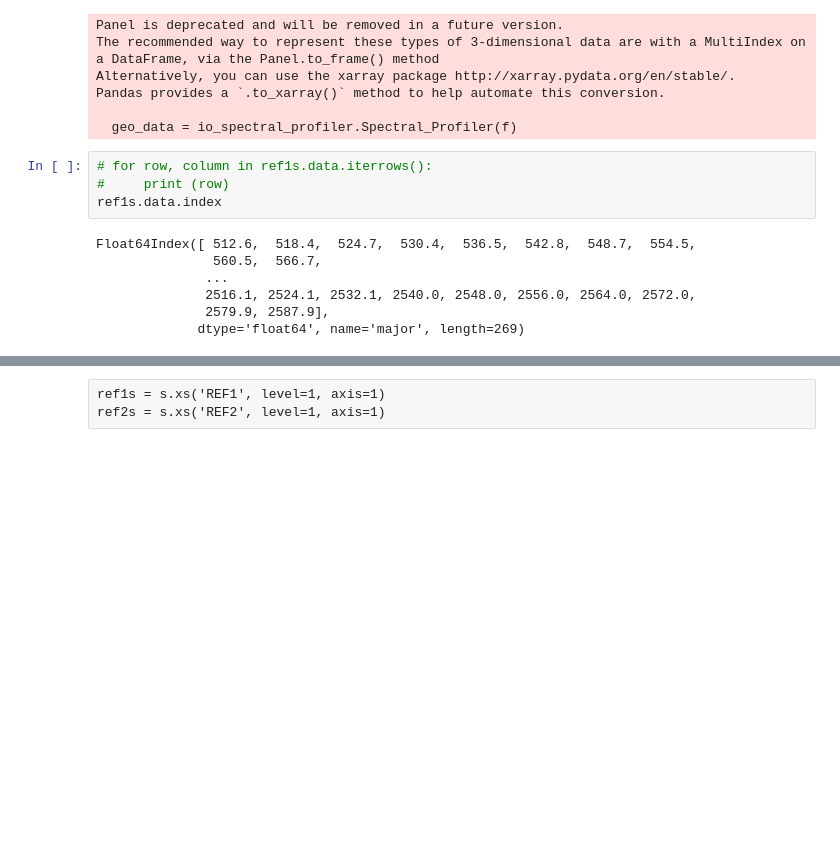
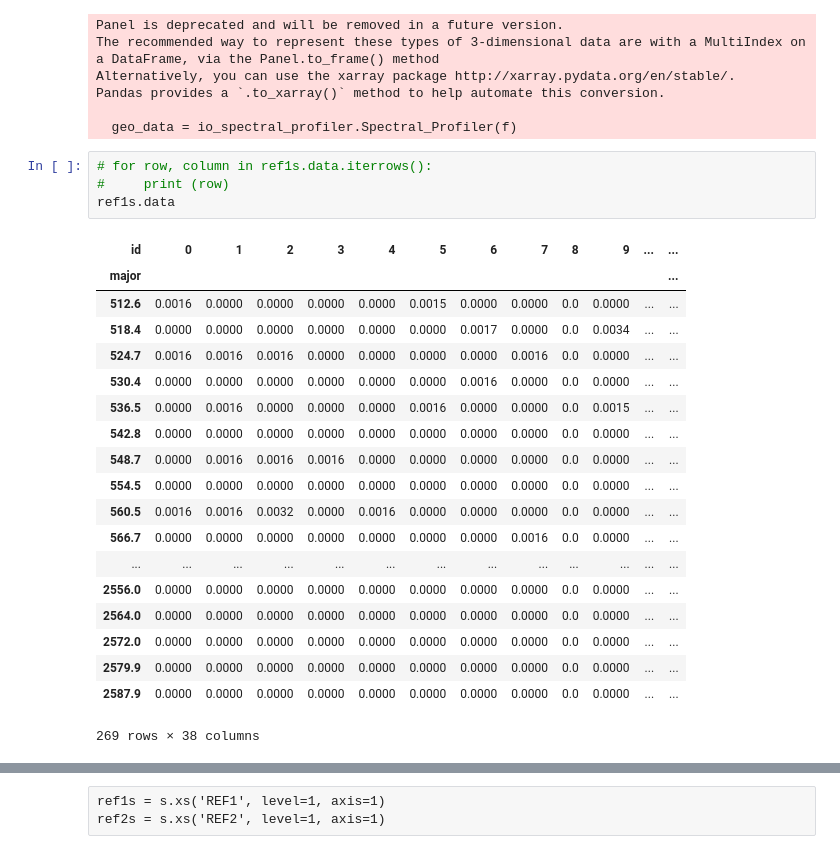
Before and after one commit to cneubauerUSGS/kaguya_spectral_profiler, a Jupyter notebook: notebooks/simplification/Reading_Kaguya_SP_Data.ipynb, the cells around one changed output, grey strips where cells are left out. Saved outputs shown, nothing was run; the diff lists cells and outputs as text; blank space fills up the shorter version.

```diff
--- a/notebooks/simplification/Reading_Kaguya_SP_Data.ipynb
+++ b/notebooks/simplification/Reading_Kaguya_SP_Data.ipynb
@@ -31,12 +36,25 @@ Pandas provides a `.to_xarray()` method to help automate this conversion.
 # %%
 # for row, column in ref1s.data.iterrows():
 #     print (row)
-ref1s.data.index
+ref1s.data
 # %% [output]
+| id | 0 | 1 | 2 | 3 | 4 | 5 | 6 | 7 | 8 | 9 | ... | ... |
+| major |  |  |  |  |  |  |  |  |  |  |  | ... |
+| 512.6 | 0.0016 | 0.0000 | 0.0000 | 0.0000 | 0.0000 | 0.0015 | 0.0000 | 0.0000 | 0.0 | 0.0000 | ... | ... |
+| 518.4 | 0.0000 | 0.0000 | 0.0000 | 0.0000 | 0.0000 | 0.0000 | 0.0017 | 0.0000 | 0.0 | 0.0034 | ... | ... |
+| 524.7 | 0.0016 | 0.0016 | 0.0016 | 0.0000 | 0.0000 | 0.0000 | 0.0000 | 0.0016 | 0.0 | 0.0000 | ... | ... |
+| 530.4 | 0.0000 | 0.0000 | 0.0000 | 0.0000 | 0.0000 | 0.0000 | 0.0016 | 0.0000 | 0.0 | 0.0000 | ... | ... |
+| 536.5 | 0.0000 | 0.0016 | 0.0000 | 0.0000 | 0.0000 | 0.0016 | 0.0000 | 0.0000 | 0.0 | 0.0015 | ... | ... |
+| 542.8 | 0.0000 | 0.0000 | 0.0000 | 0.0000 | 0.0000 | 0.0000 | 0.0000 | 0.0000 | 0.0 | 0.0000 | ... | ... |
+| 548.7 | 0.0000 | 0.0016 | 0.0016 | 0.0016 | 0.0000 | 0.0000 | 0.0000 | 0.0000 | 0.0 | 0.0000 | ... | ... |
+| 554.5 | 0.0000 | 0.0000 | 0.0000 | 0.0000 | 0.0000 | 0.0000 | 0.0000 | 0.0000 | 0.0 | 0.0000 | ... | ... |
+| 560.5 | 0.0016 | 0.0016 | 0.0032 | 0.0000 | 0.0016 | 0.0000 | 0.0000 | 0.0000 | 0.0 | 0.0000 | ... | ... |
+| 566.7 | 0.0000 | 0.0000 | 0.0000 | 0.0000 | 0.0000 | 0.0000 | 0.0000 | 0.0016 | 0.0 | 0.0000 | ... | ... |
+| ... | ... | ... | ... | ... | ... | ... | ... | ... | ... | ... | ... | ... |
+| 2556.0 | 0.0000 | 0.0000 | 0.0000 | 0.0000 | 0.0000 | 0.0000 | 0.0000 | 0.0000 | 0.0 | 0.0000 | ... | ... |
+| 2564.0 | 0.0000 | 0.0000 | 0.0000 | 0.0000 | 0.0000 | 0.0000 | 0.0000 | 0.0000 | 0.0 | 0.0000 | ... | ... |
+| 2572.0 | 0.0000 | 0.0000 | 0.0000 | 0.0000 | 0.0000 | 0.0000 | 0.0000 | 0.0000 | 0.0 | 0.0000 | ... | ... |
+| 2579.9 | 0.0000 | 0.0000 | 0.0000 | 0.0000 | 0.0000 | 0.0000 | 0.0000 | 0.0000 | 0.0 | 0.0000 | ... | ... |
+| 2587.9 | 0.0000 | 0.0000 | 0.0000 | 0.0000 | 0.0000 | 0.0000 | 0.0000 | 0.0000 | 0.0 | 0.0000 | ... | ... |
-Float64Index([ 512.6,  518.4,  524.7,  530.4,  536.5,  542.8,  548.7,  554.5,
-               560.5,  566.7,
-              ...
-              2516.1, 2524.1, 2532.1, 2540.0, 2548.0, 2556.0, 2564.0, 2572.0,
-              2579.9, 2587.9],
-             dtype='float64', name='major', length=269)
+269 rows × 38 columns
 # %%
```
Also changed, not shown: parts of 12 cells of this notebook, 2 other files.
